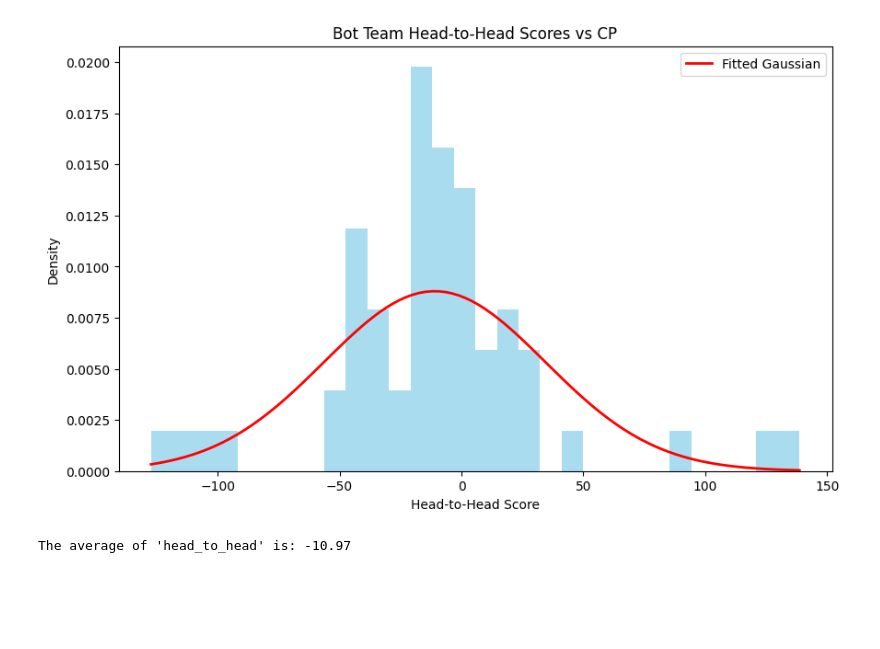
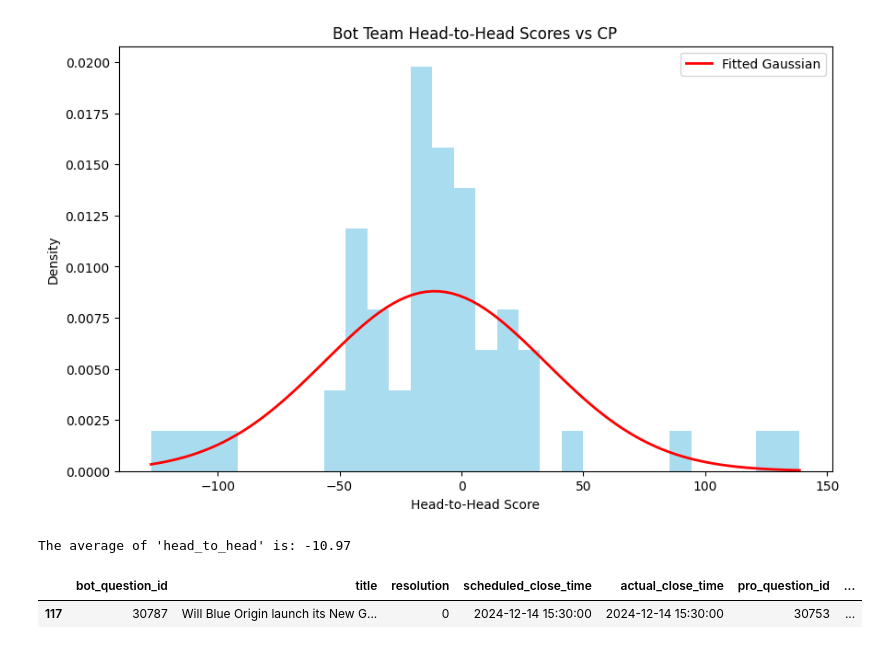
Before and after one commit to Metaculus/aib-analysis, a Jupyter notebook: AI_BENCHMARKING_ANALYSIS.ipynb, the cells around one changed output. Cells and saved outputs as stored; diff of their text form; code cells hidden in the pictures; blank space fills up the shorter version.

```diff
--- a/AI_BENCHMARKING_ANALYSIS.ipynb
+++ b/AI_BENCHMARKING_ANALYSIS.ipynb
@@ -3094,3 +3094,9 @@ print(f"The average of 'head_to_head' is: {mean:.2f}")
 # %% [output]
 [figure]
 The average of 'head_to_head' is: -10.97
+# %%
+# Is Blue Origin in question_title in df_bot_vs_cp_peer?
+df_top_bot_pro_cp_forecasts[df_top_bot_pro_cp_forecasts['title'].str.contains('Blue Origin', case=False, na=False)]
+# %% [output]
+|  | bot_question_id | title | resolution | scheduled_close_time | actual_close_time | pro_question_id | ... |
+| 117 | 30787 | Will Blue Origin launch its New G... | 0 | 2024-12-14 15:30:00 | 2024-12-14 15:30:00 | 30753 | ... |
```
Also changed, not shown: parts of 18 cells of this notebook.
